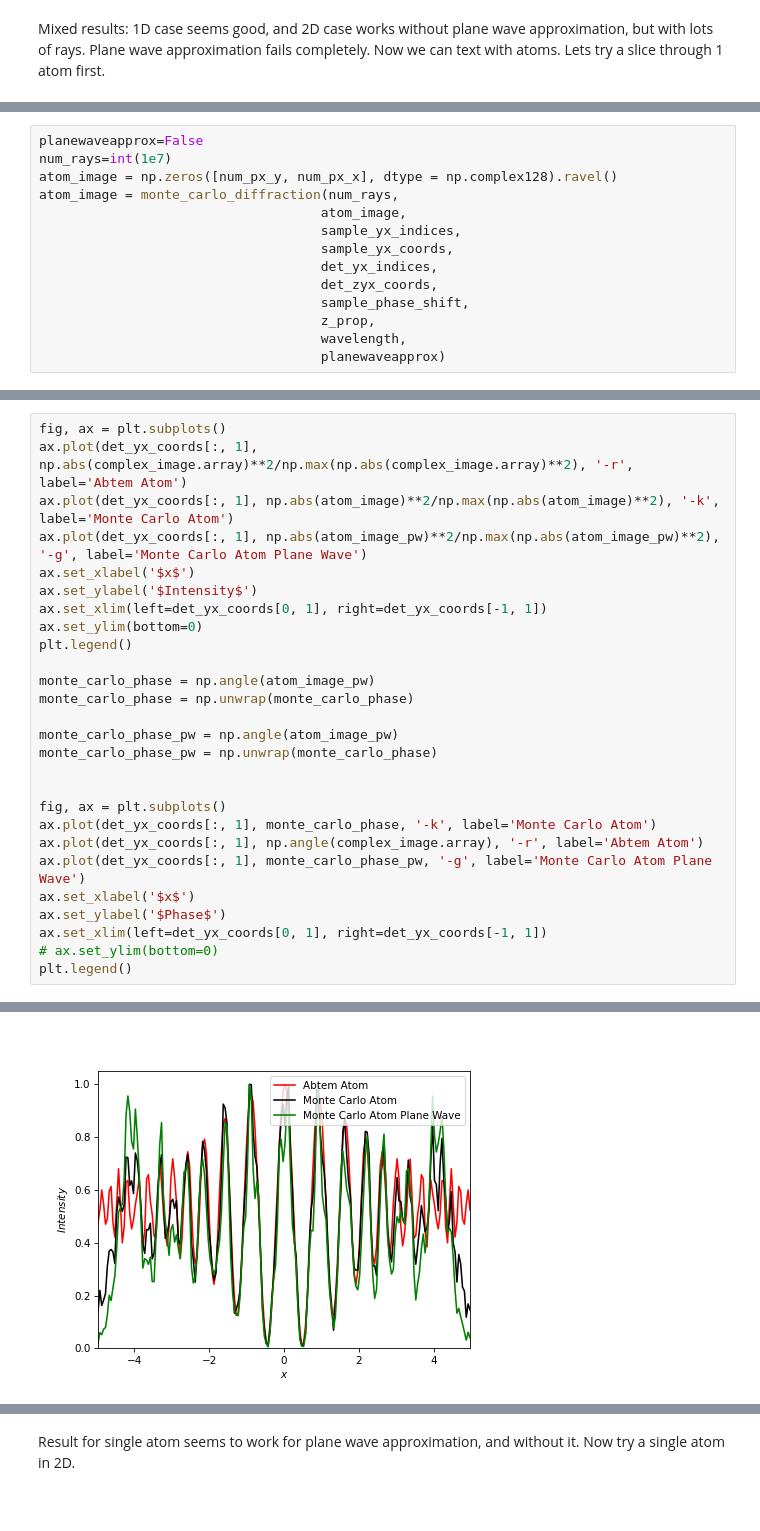
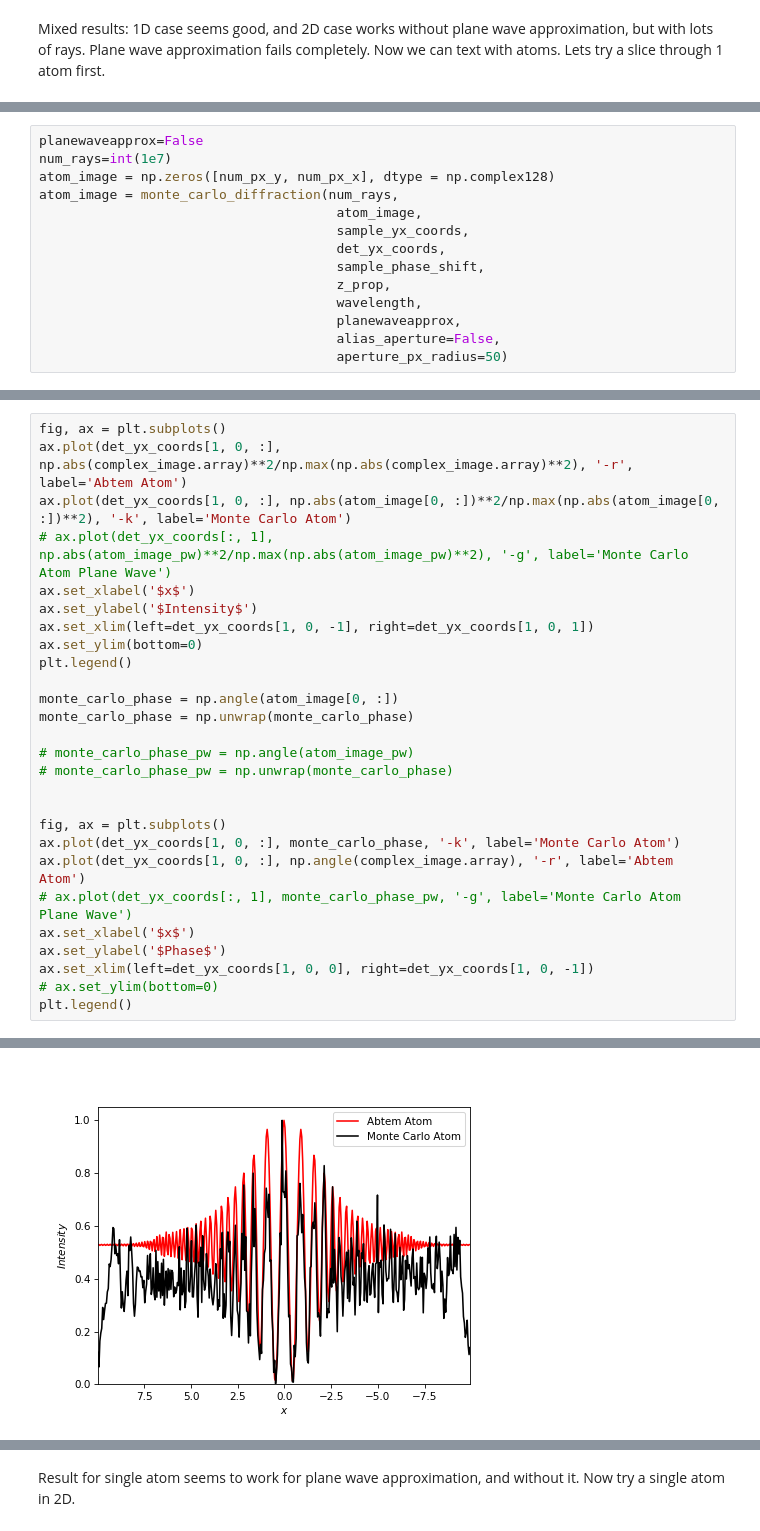
Before and after one commit to DavidLanders95/MonteCarloMS, a Jupyter notebook: montecarlodiffraction.ipynb, the cells around one changed output, grey strips where cells are left out. Saved outputs shown, nothing was run; the diff lists cells and outputs as text.

Commit message:
some of aperture restriction is working, but barely

```diff
--- a/montecarlodiffraction.ipynb
+++ b/montecarlodiffraction.ipynb
@@ -429,17 +467,17 @@ sample_phase_shift = (potential_array.array * sigma).ravel()
 # %%
 planewaveapprox=False
 num_rays=int(1e7)
-atom_image = np.zeros([num_px_y, num_px_x], dtype = np.complex128).ravel()
+atom_image = np.zeros([num_px_y, num_px_x], dtype = np.complex128)
 atom_image = monte_carlo_diffraction(num_rays,
-                                    atom_image,
-                                    sample_yx_indices,
-                                    sample_yx_coords,
-                                    det_yx_indices,
-                                    det_zyx_coords,
-                                    sample_phase_shift,
-                                    z_prop,
-                                    wavelength,
-                                    planewaveapprox)
+                                      atom_image,
+                                      sample_yx_coords,
+                                      det_yx_coords,
+                                      sample_phase_shift,
+                                      z_prop,
+                                      wavelength,
+                                      planewaveapprox,
+                                      alias_aperture=False,
+                                      aperture_px_radius=50)
 # %%
 planewaveapprox=True
 num_rays=int(1e7)
@@ -457,30 +497,30 @@ atom_image_pw = monte_carlo_diffraction(num_rays,
 # %%
 fig, ax = plt.subplots()
-ax.plot(det_yx_coords[:, 1], np.abs(complex_image.array)**2/np.max(np.abs(complex_image.array)**2), '-r', label='Abtem Atom')
-ax.plot(det_yx_coords[:, 1], np.abs(atom_image)**2/np.max(np.abs(atom_image)**2), '-k', label='Monte Carlo Atom')
-ax.plot(det_yx_coords[:, 1], np.abs(atom_image_pw)**2/np.max(np.abs(atom_image_pw)**2), '-g', label='Monte Carlo Atom Plane Wave')
+ax.plot(det_yx_coords[1, 0, :], np.abs(complex_image.array)**2/np.max(np.abs(complex_image.array)**2), '-r', label='Abtem Atom')
+ax.plot(det_yx_coords[1, 0, :], np.abs(atom_image[0, :])**2/np.max(np.abs(atom_image[0, :])**2), '-k', label='Monte Carlo Atom')
+# ax.plot(det_yx_coords[:, 1], np.abs(atom_image_pw)**2/np.max(np.abs(atom_image_pw)**2), '-g', label='Monte Carlo Atom Plane Wave')
 ax.set_xlabel('$x$')
 ax.set_ylabel('$Intensity$')
-ax.set_xlim(left=det_yx_coords[0, 1], right=det_yx_coords[-1, 1])
+ax.set_xlim(left=det_yx_coords[1, 0, -1], right=det_yx_coords[1, 0, 1])
 ax.set_ylim(bottom=0)
 plt.legend()
 
-monte_carlo_phase = np.angle(atom_image_pw)
+monte_carlo_phase = np.angle(atom_image[0, :])
 monte_carlo_phase = np.unwrap(monte_carlo_phase)
 
-monte_carlo_phase_pw = np.angle(atom_image_pw)
-monte_carlo_phase_pw = np.unwrap(monte_carlo_phase)
+# monte_carlo_phase_pw = np.angle(atom_image_pw)
+# monte_carlo_phase_pw = np.unwrap(monte_carlo_phase)
 
 
 fig, ax = plt.subplots()
-ax.plot(det_yx_coords[:, 1], monte_carlo_phase, '-k', label='Monte Carlo Atom')
-ax.plot(det_yx_coords[:, 1], np.angle(complex_image.array), '-r', label='Abtem Atom')
-ax.plot(det_yx_coords[:, 1], monte_carlo_phase_pw, '-g', label='Monte Carlo Atom Plane Wave')
+ax.plot(det_yx_coords[1, 0, :], monte_carlo_phase, '-k', label='Monte Carlo Atom')
+ax.plot(det_yx_coords[1, 0, :], np.angle(complex_image.array), '-r', label='Abtem Atom')
+# ax.plot(det_yx_coords[:, 1], monte_carlo_phase_pw, '-g', label='Monte Carlo Atom Plane Wave')
 ax.set_xlabel('$x$')
 ax.set_ylabel('$Phase$')
-ax.set_xlim(left=det_yx_coords[0, 1], right=det_yx_coords[-1, 1])
+ax.set_xlim(left=det_yx_coords[1, 0, 0], right=det_yx_coords[1, 0, -1])
 # ax.set_ylim(bottom=0)
 plt.legend()
 # %% [output]
 <matplotlib.legend.Legend at 0x...>
-[figure, old version]
+[figure, new version]
```
Also changed, not shown: parts of 26 cells of this notebook.
